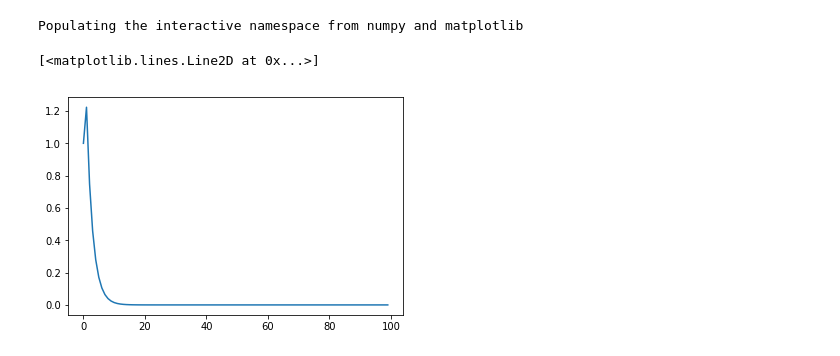
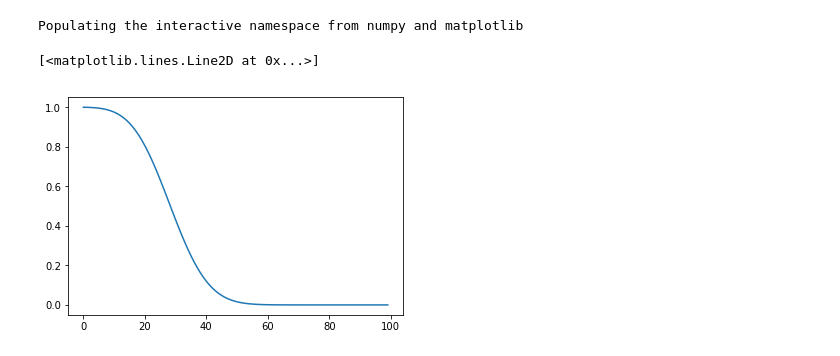
Before and after one commit to cctrunz/mathmodelling, a Jupyter notebook: Advection_Dispersion_Emma.ipynb, the cells around one changed output. Drawn from its saved outputs; the diff is of its cells as text; code cells hidden in the pictures.

```diff
--- a/Advection_Dispersion_Emma.ipynb
+++ b/Advection_Dispersion_Emma.ipynb
@@ -3,11 +3,12 @@
 # %% [output]
 Populating the interactive namespace from numpy and matplotlib
 # %%
+#
 from scipy.linalg import solve_banded
 
 # Define domain and parameters
 nx = 100
-ntimes = 100
+ntimes = 300
 xmax = 1. # the distance across the domain
 endtime = 2. # the time it takes for water to flow across the domain, 2 flow times
 dt = endtime/(ntimes-1.)
@@ -31,16 +32,17 @@ C[:,-1] = C_down # set downstream boundary concentration
 
 # for loop
 for n in arange(ntimes-1):
-    b = C[n,1:-1]*(1. - dt/(2.*Pe*dx**2)) \
+    b = C[n,1:-1]*(1. - dt/(Pe*dx**2)) \
         + C[n,2:]*dt*(-1./(4.*dx) + 1./(2.*Pe*dx**2)) \
         + C[n,0:-2]*dt*(1./(4.*dx) + 1./(2.*Pe*dx**2))
     b[0] += C_up*dt*(1./(4.*dx) + 1./(2.*Pe*dx**2))
     b[-1] += C_down*dt*(-1./(4.*dx) + 1./(2.*Pe*dx**2))
     C[n+1,1:-1] = solve_banded((1,1), A, b)
 # %%
-plot(C[1,:])
+#for n in [2,5,10,50,99]
+plot(C[40,:])
 #plot(C[30,:])
 #plot(C[60,:])
 # %% [output]
 [<matplotlib.lines.Line2D at 0x...>]
-[figure, old version]
+[figure, new version]
```
Also changed, not shown: parts of 4 cells of this notebook.
